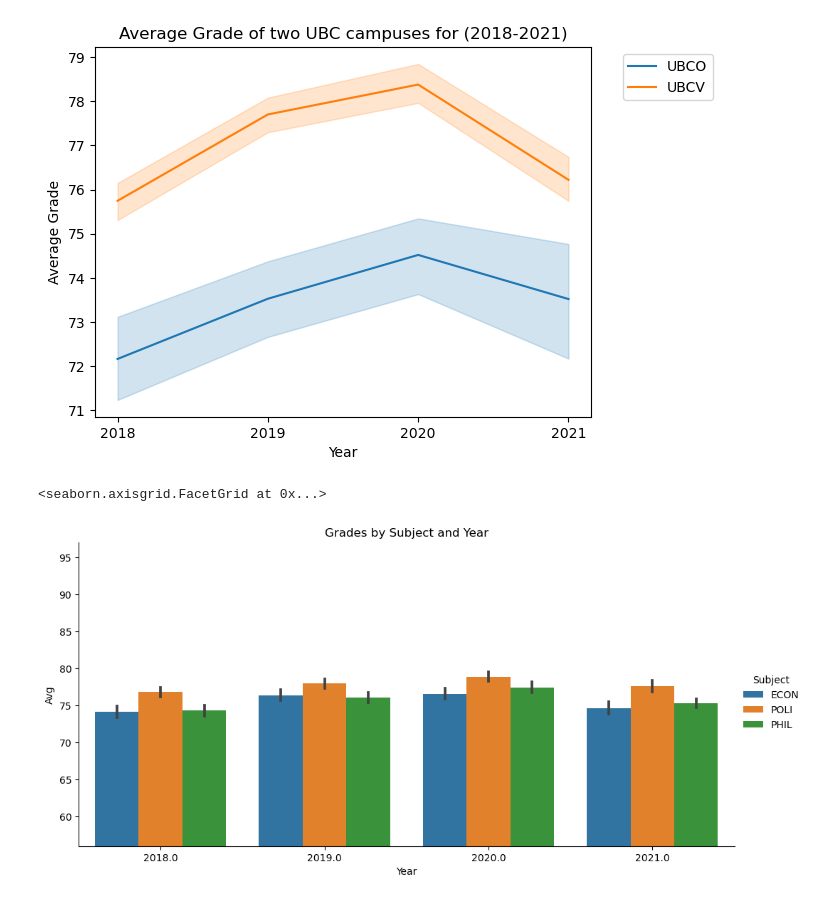
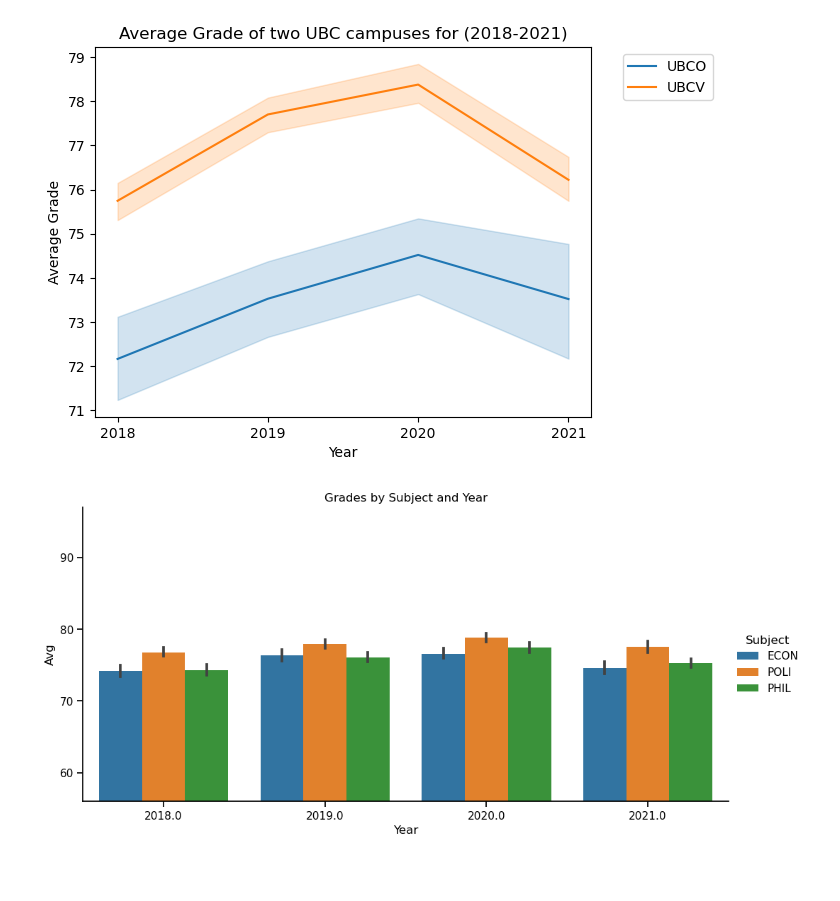
Before and after one commit to ubco-W2022T2-data301/project-group-group03, a Jupyter notebook: analysis/analysis3.ipynb, the cells around one changed output. Saved outputs shown, nothing was run; the diff lists cells and outputs as text; code cells hidden in the pictures; blank space fills up the shorter version.

```diff
--- a/analysis/analysis3.ipynb
+++ b/analysis/analysis3.ipynb
@@ -38,9 +38,9 @@ Text(0.5, 1.0, 'Average Grade of two UBC campuses for (2018-2021)')
 # %%
 ymin = np.floor(df["Avg"].min())
 ymax = np.ceil(df["Avg"].max())
 plot2 = sns.catplot(x="Year", y="Avg", hue="Subject", kind="bar", data=df, height=5, aspect=2)
 plt.title('Grades by Subject and Year')
 plot2.set(ylim=(ymin, ymax))
+sns.set_context("poster", font_scale=1)
 # %% [output]
-<seaborn.axisgrid.FacetGrid at 0x...>
-[figure, old version]
+[figure, new version]
```
